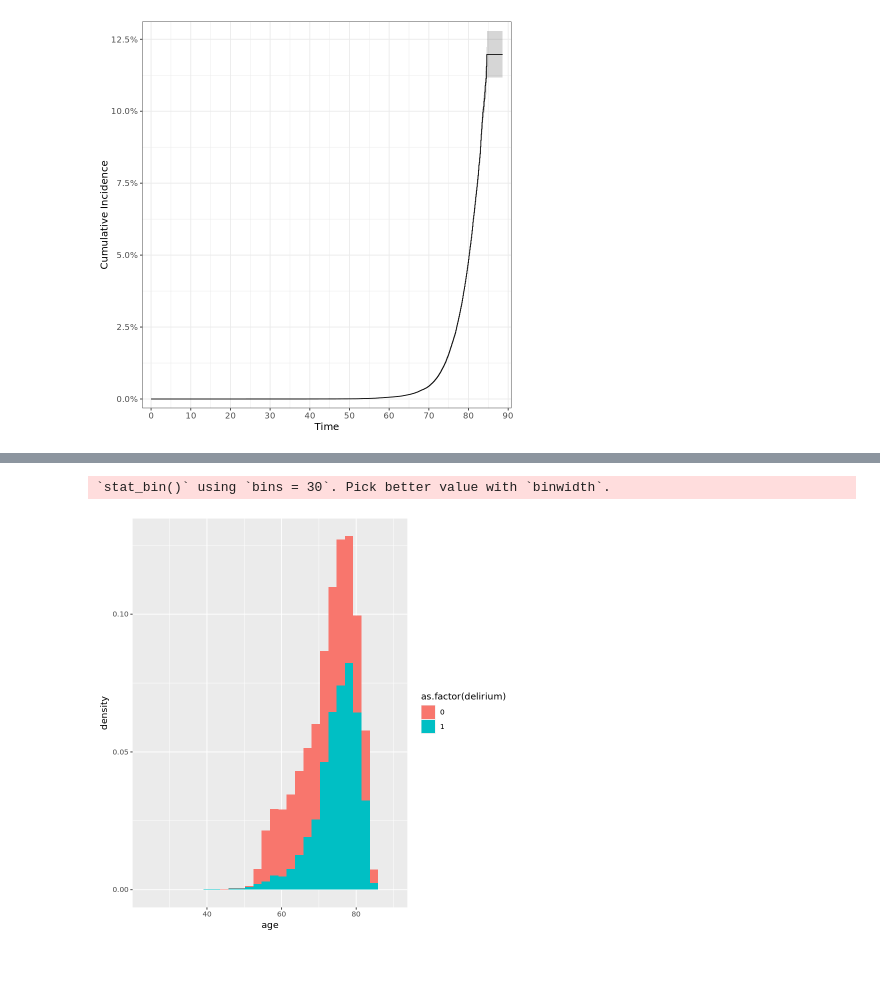
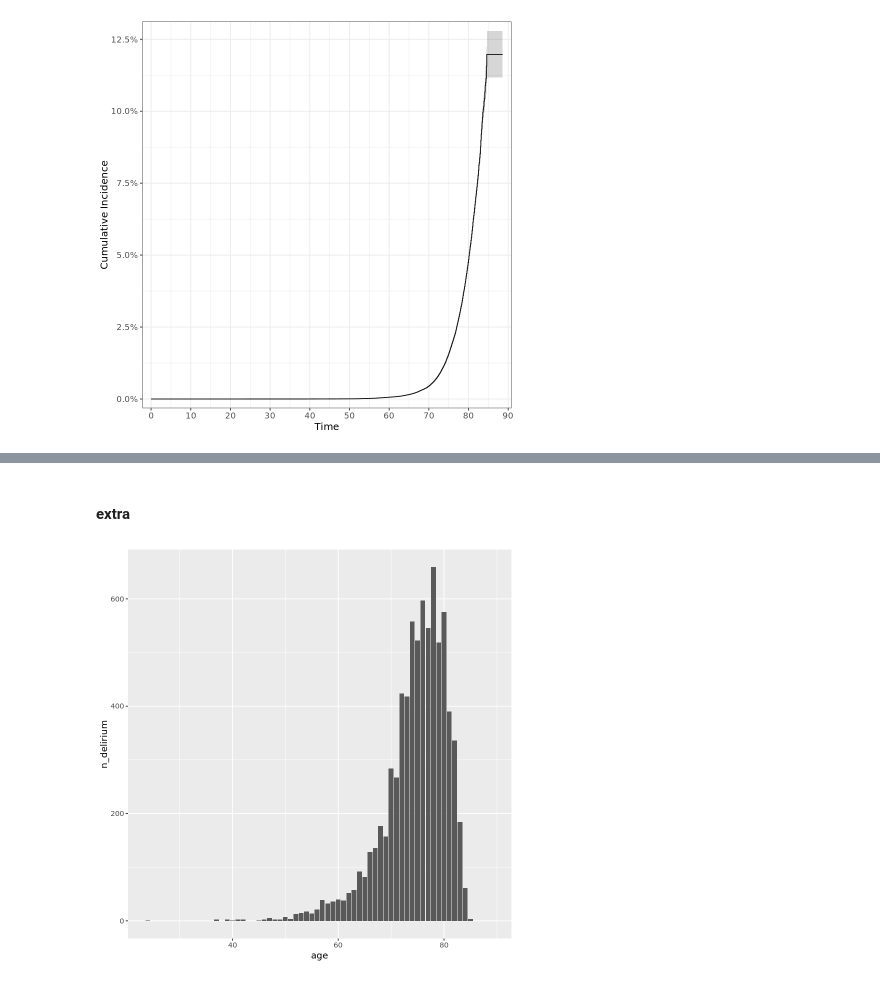
Before and after one commit to VasiliosRaptis/deliriumGen, a Jupyter notebook: ukb.delirium.gwas/sensitivity/dementia_age_stratified/01_preprocess.ipynb, the cells around one changed output, grey strips where cells are left out. Drawn from its saved outputs; the diff is of its cells as text; code cells hidden in the pictures.

```diff
--- a/ukb.delirium.gwas/sensitivity/dementia_age_stratified/01_preprocess.ipynb
+++ b/ukb.delirium.gwas/sensitivity/dementia_age_stratified/01_preprocess.ipynb
@@ -18,6 +42,7 @@ library("tidyr")
 # %%
 # load data
-a <- fread("/mnt/project/vasilis/data/ukb_wb_del_cov_e4_dem_phe.txt")
+system("dx download vasilis/data/ukb_wb_del_cov_e4_dem_alz_phe.txt")
+a <- fread("ukb_wb_del_cov_e4_dem_alz_phe.txt")
 dim(a)
 head(a)
 # %% [output]
@@ -124,33 +223,22 @@ Plotting outcome "1".
+# %% [markdown]
+#### extra
 # %%
 df <-
 a %>%
     select(age, delirium, dementia_status) %>%
     mutate(age = round(age,0)) %>%
     arrange(age) %>%
     group_by(age) %>%
     summarise(n = n(),
               n_delirium = sum(delirium==1),
               n_dementia = sum(dementia_status==1)
              ) %>%
     #filter(age >=50) %>%
-    # mutate(pct_delirium = n_delirium / n,
-    #        pct_dementia = n_dementia / n)
-    mutate(pct_cs_delirium = cumsum(n_delirium) )
+    mutate(pct_delirium = (n_delirium / n)*100,
+           pct_dementia = (n_dementia / n)*100,
+           pct_cs_delirium = cumsum(n_delirium))
 
-#df
-# ggplot(data = df, aes(x=age, y=n_delirium)) +
-#     geom_line() +
-#     geom_point()
-ggplot(data = a, aes(x=age, fill=as.factor(delirium))) +
-    geom_histogram(aes(y=after_stat(density)))
-
-# df$pct5_delirium <- NA
-# df$pct5_dementia <- NA
-
-# for(x in seq(1,nrow(df))){
-#     df[x,'pct5_delirium'] <- mean(df[seq(x,x+4),]$pct_delirium)
-#     df[x,'pct5_dementia'] <- mean(df[seq(x,x+4),]$pct_dementia)
-# }
+ggplot(data = df, aes(x=age, y=n_delirium)) +
+    geom_bar(stat='identity')
 # %% [output]
-`stat_bin()` using `bins = 30`. Pick better value with `binwidth`.
-[figure, old version]
+[figure, new version]
```
Also changed, not shown: parts of 21 cells of this notebook.
